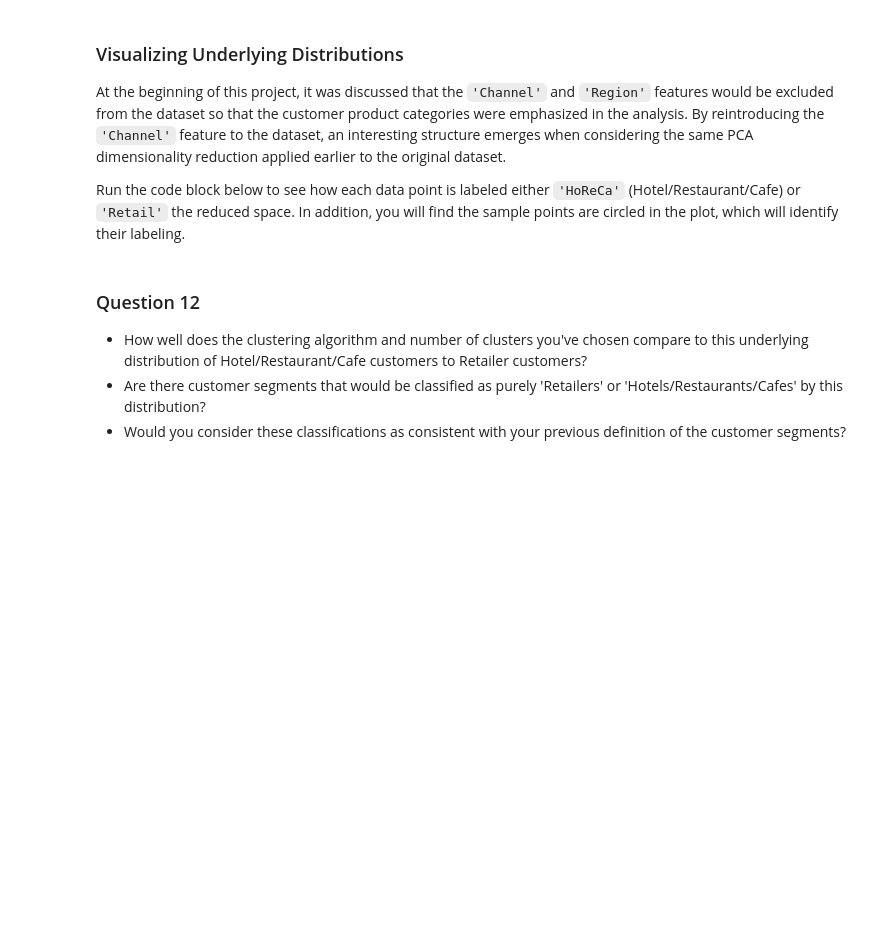
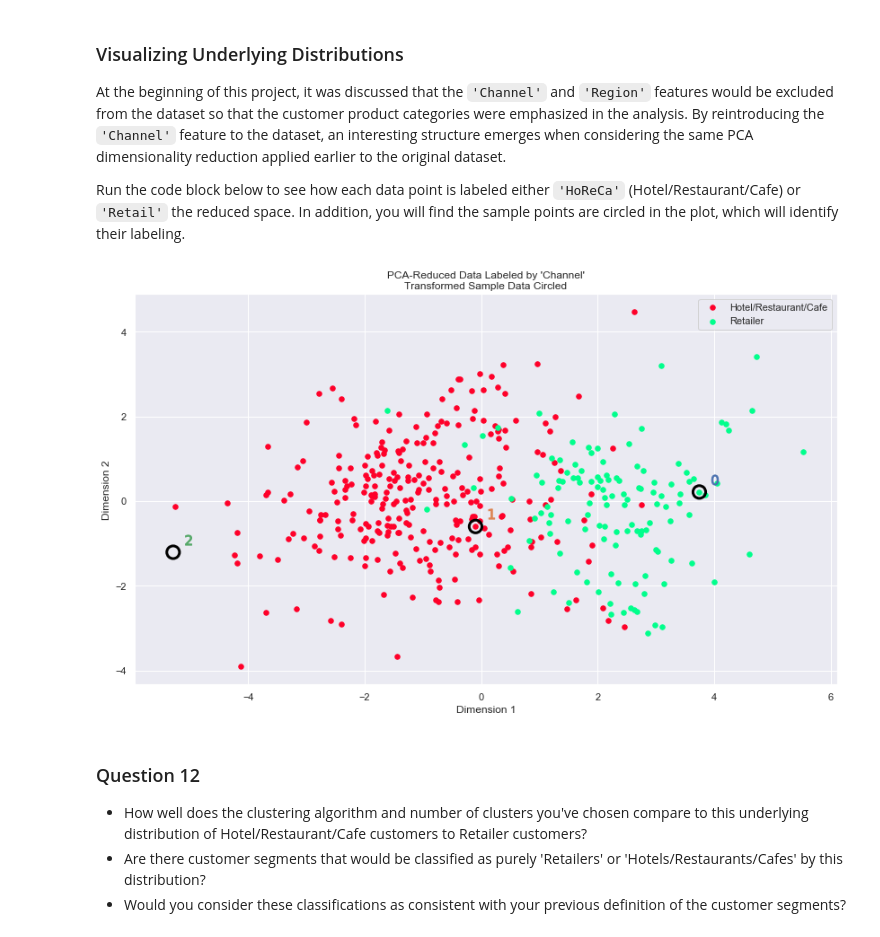
Before and after one commit to sp-mishra/machine-learning, a Jupyter notebook: projects/customer_segments/customer_segments.ipynb, the cells around one changed output. Saved outputs shown, nothing was run; the diff lists cells and outputs as text; code cells hidden in the pictures; blank space fills up the shorter version.

```diff
--- a/projects/customer_segments/customer_segments.ipynb
+++ b/projects/customer_segments/customer_segments.ipynb
@@ -835,7 +888,10 @@ At the beginning of this project, it was discussed that the `'Channel'` and `'Re
 Run the code block below to see how each data point is labeled either `'HoReCa'` (Hotel/Restaurant/Cafe) or `'Retail'` the reduced space. In addition, you will find the sample points are circled in the plot, which will identify their labeling.
 # %%
 # Display the clustering results based on 'Channel' data
-vs.channel_results(reduced_data, outliers, pca_samples)
+# vs.channel_results(reduced_data, outliers, pca_samples)
+vs.channel_results(reduced_data, all_outliers, pca_samples)
+# %% [output]
+[figure, added]
 # %% [markdown]
 ### Question 12
 
```
Also changed, not shown: parts of 11 cells of this notebook.
